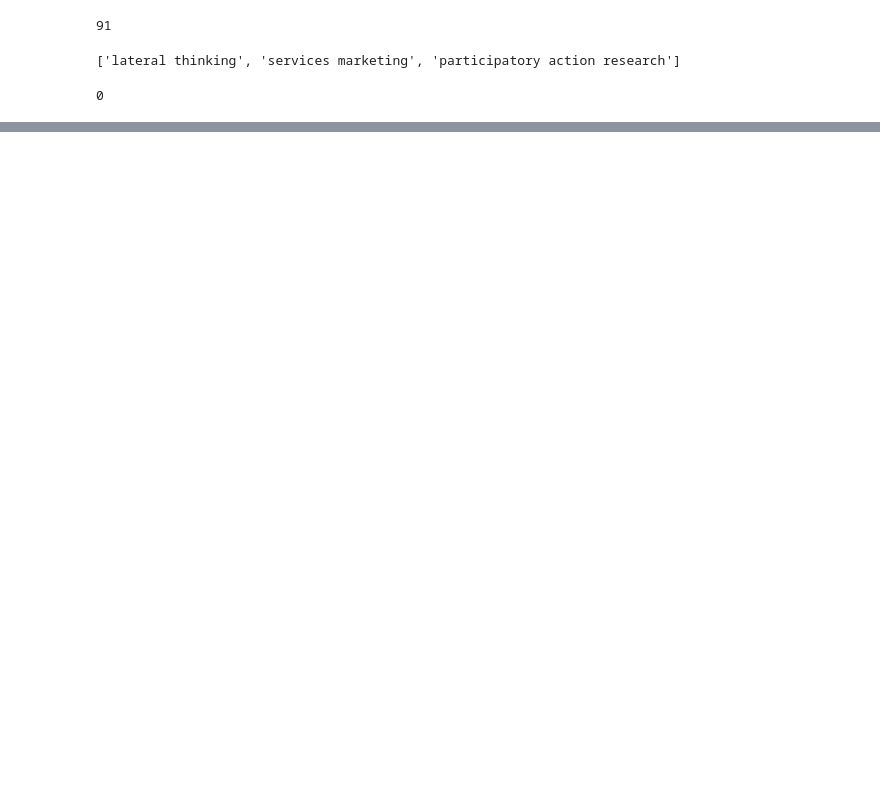
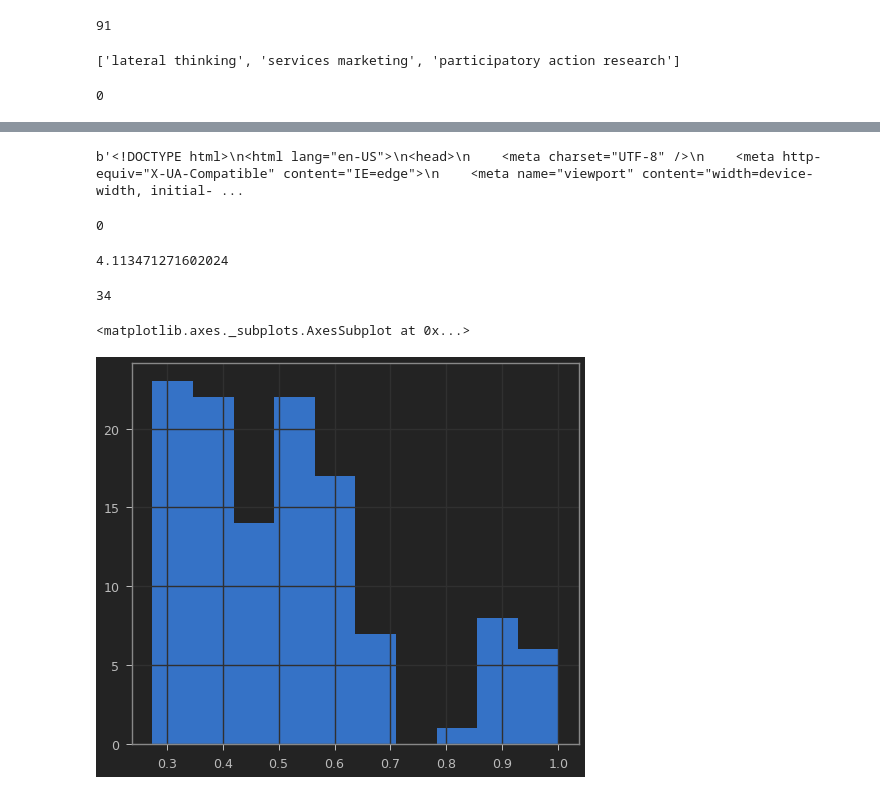
Before and after one commit to nicksettje/unique-search, a Jupyter notebook: backend.ipynb, the cells around one changed output, grey strips where cells are left out. Cells and saved outputs as stored; diff of their text form; code cells hidden in the pictures; blank space fills up the shorter version.

```diff
--- a/backend.ipynb
+++ b/backend.ipynb
@@ -460,0 +545,21 @@ fig.suptitle('Document-Document Similarity <> Document-Topic Similarity');
+# %%
+foreign[201]
+# %% [output]
+b'<!DOCTYPE html>\n<html lang="en-US">\n<head>\n    <meta charset="UTF-8" />\n    <meta http-equiv="X-UA-Compatible" content="IE=edge">\n    <meta name="viewport" content="width=device-width, initial- ...
+# %%
+b'\xb8'.count(b'x')
+# %% [output]
+0
+# %%
+len(str(get_better_text(foreign[201]).encode()))/str(get_better_text(foreign[201]).encode()).count('\\x')
+# %% [output]
+4.113471271602024
+# %%
+str(get_better_text(full_results_df['content'][203]).encode()).count('\\x')
+# %% [output]
+34
+# %%
+similarities['user interface'].hist()
+# %% [output]
+<matplotlib.axes._subplots.AxesSubplot at 0x...>
+[figure, added]
```
Also changed, not shown: parts of 18 cells of this notebook.
